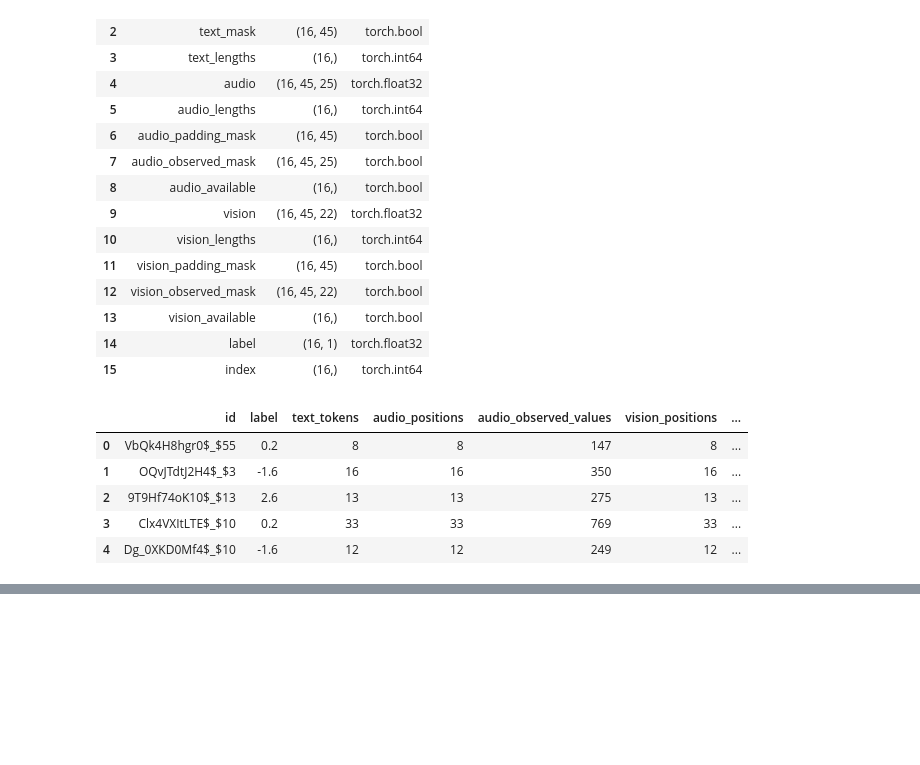
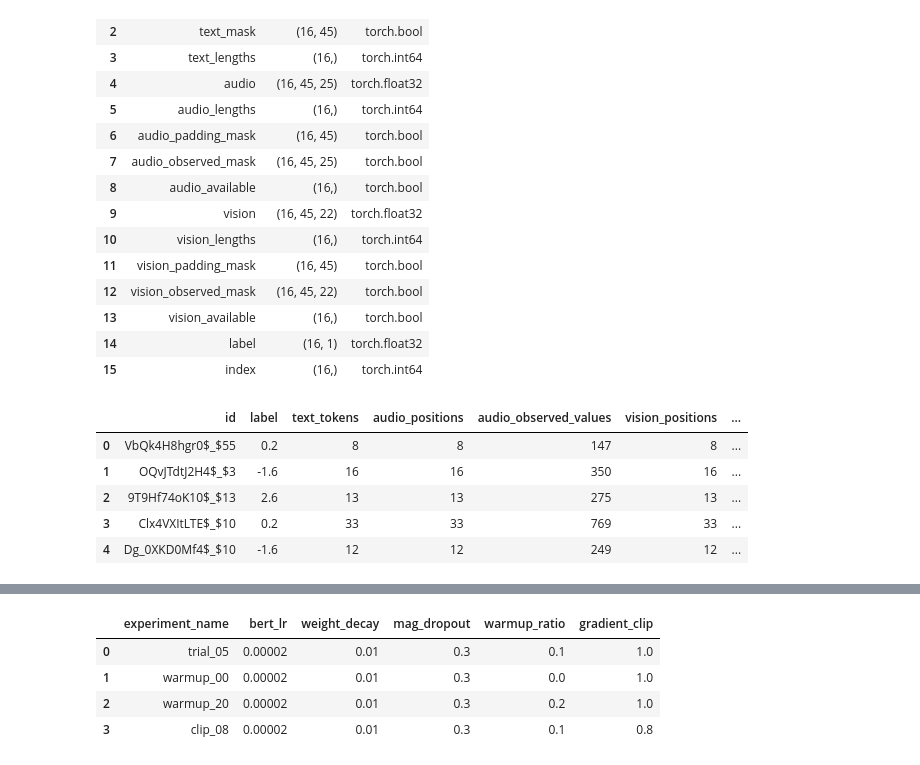
Before and after one commit to danghau2512/DataMining-MSA, a Jupyter notebook: src/notebooks/03_Train_Model.ipynb, the cells around one changed output, grey strips where cells are left out. Cells and saved outputs as stored; diff of their text form; code cells hidden in the pictures; blank space fills up the shorter version.

```diff
--- a/src/notebooks/03_Train_Model.ipynb
+++ b/src/notebooks/03_Train_Model.ipynb
@@ -255,0 +1456,86 @@ Số liệu dùng để kiểm chứng
+# %%
+import json
+import pandas as pd
+
+# Đọc cấu hình thắng trong tìm kiếm 8 tổ hợp.
+initial_comparison = pd.read_csv(
+    EXPERIMENT_ROOT / "validation_comparison.csv"
+).sort_values("best_valid_MAE")
+
+best_initial_trial = initial_comparison.iloc[0]["experiment_name"]
+
+best_config = json.loads(
+    (
+        EXPERIMENT_ROOT
+        / best_initial_trial
+        / "config.json"
+    ).read_text(encoding="utf-8")
+)
+
+# Chỉ thay một yếu tố trong mỗi lượt.
+additional_candidates = [
+    {
+        **best_config,
+        "experiment_name": "warmup_00",
+        "warmup_ratio": 0.0,
+    },
+    {
+        **best_config,
+        "experiment_name": "warmup_20",
+        "warmup_ratio": 0.2,
+    },
+    {
+        **best_config,
+        "experiment_name": "clip_08",
+        "gradient_clip": 0.8,
+    },
+]
+
+ADDITIONAL_ROOT = EXPERIMENT_ROOT / "additional_experiments"
+
+print("Cấu hình tham chiếu:", best_initial_trial)
+print("Các điều kiện còn lại giữ nguyên.")
+
+display(
+    pd.DataFrame(
+        [best_config] + additional_candidates
+    )[[
+        "experiment_name",
+        "bert_lr",
+        "weight_decay",
+        "mag_dropout",
+        "warmup_ratio",
+        "gradient_clip",
+    ]]
+)
+
+additional_comparison = run_hyperparameter_search(
+    candidates=additional_candidates,
+    data=data,
+    device=DEVICE,
+    experiment_root=ADDITIONAL_ROOT,
+)
+
+# Ghép kết quả cũ và mới để so sánh chung.
+all_comparison = pd.concat(
+    [initial_comparison, additional_comparison],
+    ignore_index=True,
+).sort_values("best_valid_MAE").reset_index(drop=True)
+
+all_comparison.to_csv(
+    EXPERIMENT_ROOT / "all_validation_comparison.csv",
+    index=False,
+)
+
+display(all_comparison[[
+    "experiment_name",
+    "best_epoch",
+    "best_valid_MAE",
+]])
+
+print(
+    "Tốt nhất trong các lượt đã chạy:",
+    all_comparison.iloc[0]["experiment_name"],
+)
+print("Chưa sử dụng test để chọn cấu hình.")
+# %% [output]
@@ -255,0 +1544,5 @@ Số liệu dùng để kiểm chứng
+|  | experiment_name | bert_lr | weight_decay | mag_dropout | warmup_ratio | gradient_clip |
+| 0 | trial_05 | 0.00002 | 0.01 | 0.3 | 0.1 | 1.0 |
+| 1 | warmup_00 | 0.00002 | 0.01 | 0.3 | 0.0 | 1.0 |
+| 2 | warmup_20 | 0.00002 | 0.01 | 0.3 | 0.2 | 1.0 |
+| 3 | clip_08 | 0.00002 | 0.01 | 0.3 | 0.1 | 0.8 |
```
Also changed, not shown: parts of 21 cells of this notebook.
